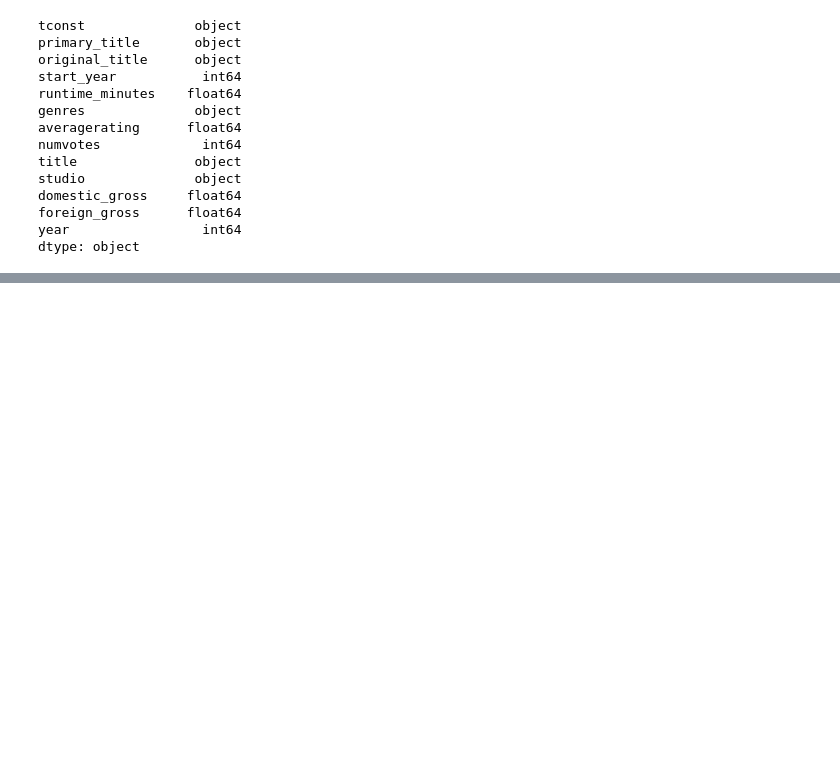
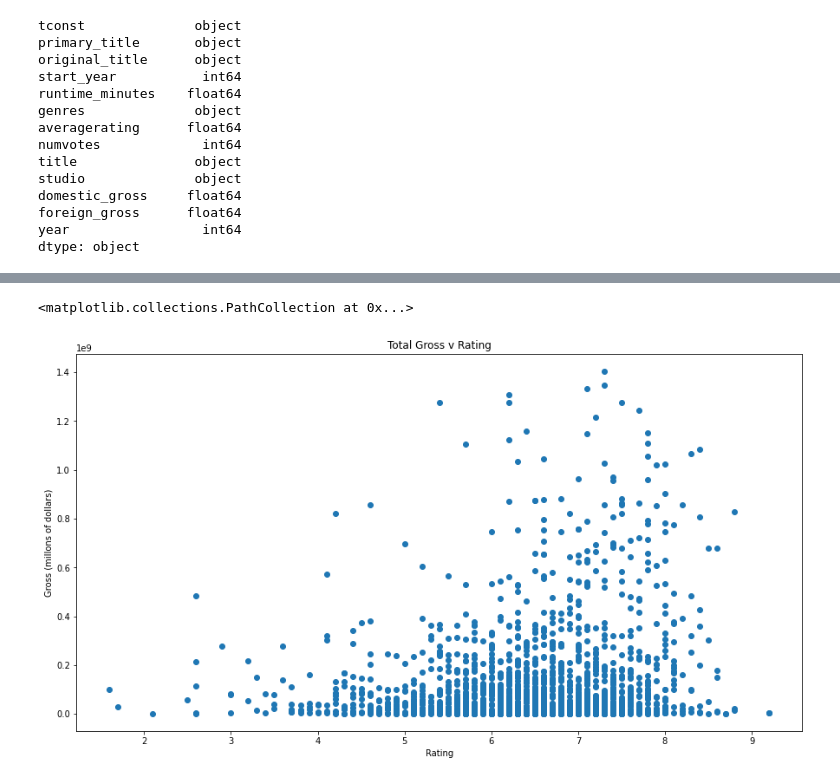
Before and after one commit to raizelistaken/MovieAnalysis, a Jupyter notebook: dsc-phase1-project-template.ipynb, the cells around one changed output, grey strips where cells are left out. Saved outputs shown, nothing was run; the diff lists cells and outputs as text; code cells hidden in the pictures; blank space fills up the shorter version.

Commit message:
no corr between total revenue and ratings

```diff
--- a/dsc-phase1-project-template.ipynb
+++ b/dsc-phase1-project-template.ipynb
@@ -671,3 +671,22 @@ q3.head()
 | 2 | tt4339118 | On the Road | On the Road | 2014 | 89.0 | Drama | 6.0 | 6 | ... |
 | 3 | tt5647250 | On the Road | On the Road | 2016 | 121.0 | Drama | 5.7 | 127 | ... |
 | 4 | tt0359950 | The Secret Life of Walter Mitty | The Secret Life of Walter Mitty | 2013 | 114.0 | Adventure,Comedy,Drama | 7.3 | 275300 | ... |
+# %%
+#scatter - correlation
+# scatterplot
+figure, ax = plt.subplots(figsize = (15,8))
+
+ax.set_title('Total Gross v Rating')
+ax.set_xlabel('Rating')
+ax.set_ylabel('Gross (millons of dollars)')
+
+x = q3['averagerating']
+y = q3['total_gross']
+
+# ax.set_yticklabels(['$ 0','$200,000,000','$400,000,000', '$600,000,000','$800,000,000','$1,000,000,000','$1,200,000,000',
+#                     '$1,400,000,000'])
+
+ax.scatter(x, y)
+# %% [output]
+<matplotlib.collections.PathCollection at 0x...>
+[figure, added]
```
Also changed, not shown: parts of 3 cells of this notebook.
